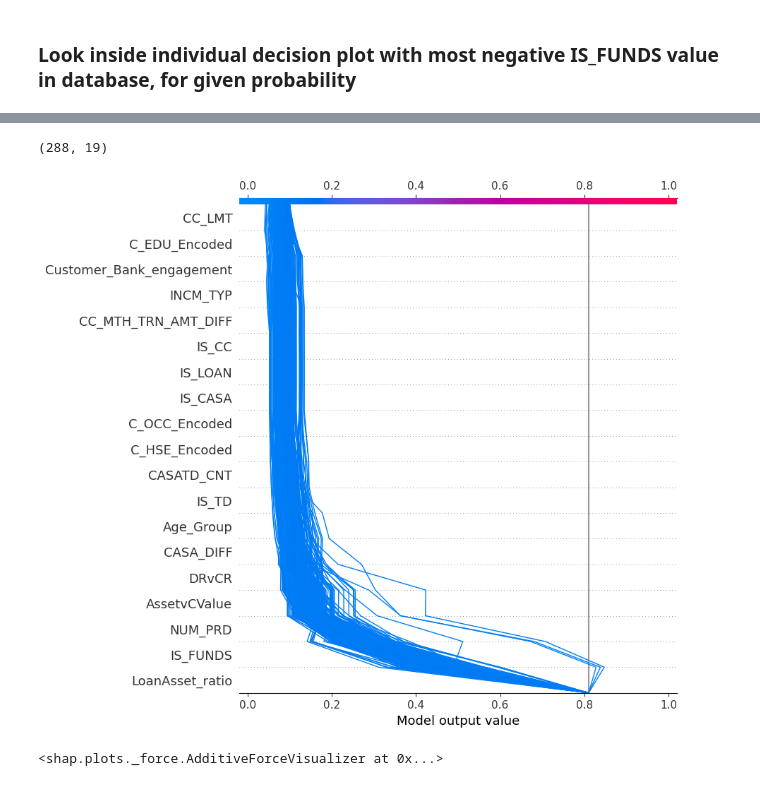
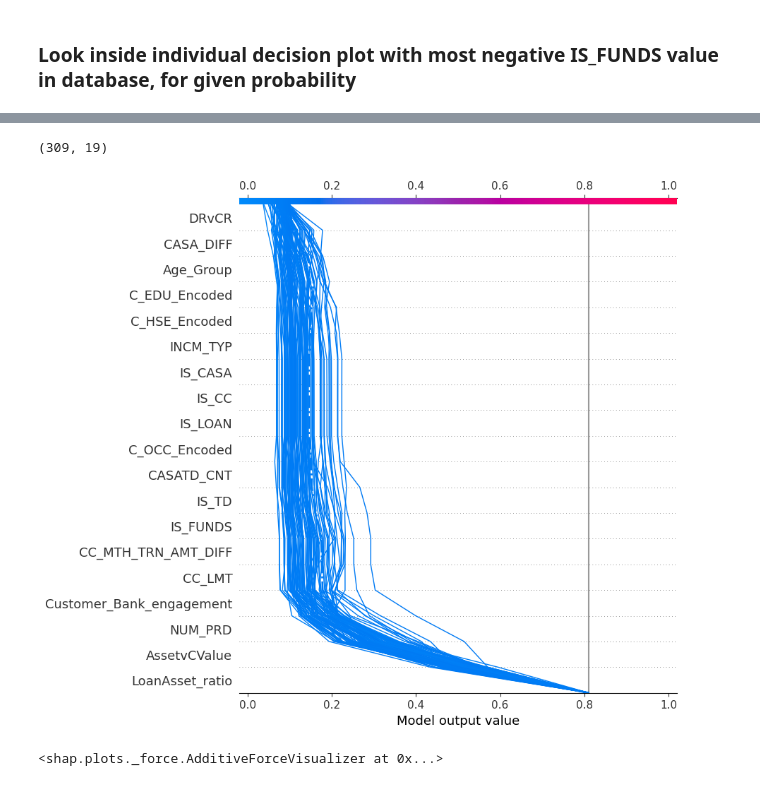
Before and after one commit to naitikshukla/maybank_assessment, a Jupyter notebook: maybank_model_training.ipynb, the cells around one changed output, grey strips where cells are left out. Drawn from its saved outputs; the diff is of its cells as text; code cells hidden in the pictures.

```diff
--- a/maybank_model_training.ipynb
+++ b/maybank_model_training.ipynb
@@ -232,10 +323,10 @@ shap.decision_plot(explainer.expected_value, sh, T, feature_order="hclust", link
 # %%
 ### For results interpretation and decision making between probability threshold of 0.45 and 0.50
 # y_pred = xgb_best.predict_proba(X)[:, 1]  # Get predictions on the probability scale.
-T_mid = X[(y_pred >= 0.45) & (y_pred <.50)]  # Select the top 1% of customers with the highest probability of being affluent.
-print(T.shape)
+T_mid = X[(y_pred >= 0.40) & (y_pred <.50)]  # Select the top 1% of customers with the highest probability of being affluent.
+print(T_mid.shape)
 with warnings.catch_warnings():
     warnings.simplefilter("ignore")
-    sh = explainer.shap_values(T_mid)[1200:1300,:]
+    sh = explainer.shap_values(T_mid)[100:150,:]
 r= shap.decision_plot(explainer.expected_value, sh, T_mid, feature_order="hclust",link='logit', highlight=0,return_objects=True)
 # %% [output]
@@ -245,8 +336,9 @@ r= shap.decision_plot(explainer.expected_value, sh, T_mid, feature_order="hclust
 ### Look inside individual decision plot with most negative IS_FUNDS value in database, for given probability
 # %%
 import numpy as np
-# Find the two observations with the most negative 'IS_FUNDS' SHAP values.
-idx = np.argpartition(sh[:, T.columns.get_loc("IS_FUNDS")], 2)[0:1]
+sh = explainer.shap_values(T_mid)[100:150,:]
+# Find the two observations with the most negative 'Customer_Bank_engagement' SHAP values.
+idx = np.argpartition(sh[:, T_mid.columns.get_loc("Customer_Bank_engagement")], 2)[0:2]
 # %%
 # Plot the observations individually with their corresponding feature values. The plots use the same feature order
 # as the original plot.
@@ -264,15 +357,15 @@ for i in idx:
 # %%
 ### For results interpretation and decision making between probability threshold of 0.01 and 0.1
 # y_pred = xgb_best.predict_proba(X)[:, 1]  # Get predictions on the probability scale.
 T_low = X[(y_pred >= 0.01) & (y_pred <= 0.1)]  # Select the top 1% of customers with the highest probability of being affluent.
 print(T_low.shape)
 with warnings.catch_warnings():
     warnings.simplefilter("ignore")
-    sh = explainer.shap_values(T_low)[0:500,:]
+    sh = explainer.shap_values(T_low)[0:100,:]
 shap.decision_plot(explainer.expected_value, sh, T_low, feature_order="hclust", link="logit", highlight=0)
 # %% [output]
-(288, 19)
+(309, 19)
-[figure, old version]
+[figure, new version]
 # %%
 # Force plot of 1 individual record
 shap.force_plot(explainer.expected_value, shap_values[1,:], X.iloc[1,:])
```
Also changed, not shown: parts of 12 cells of this notebook, 4 other files.
